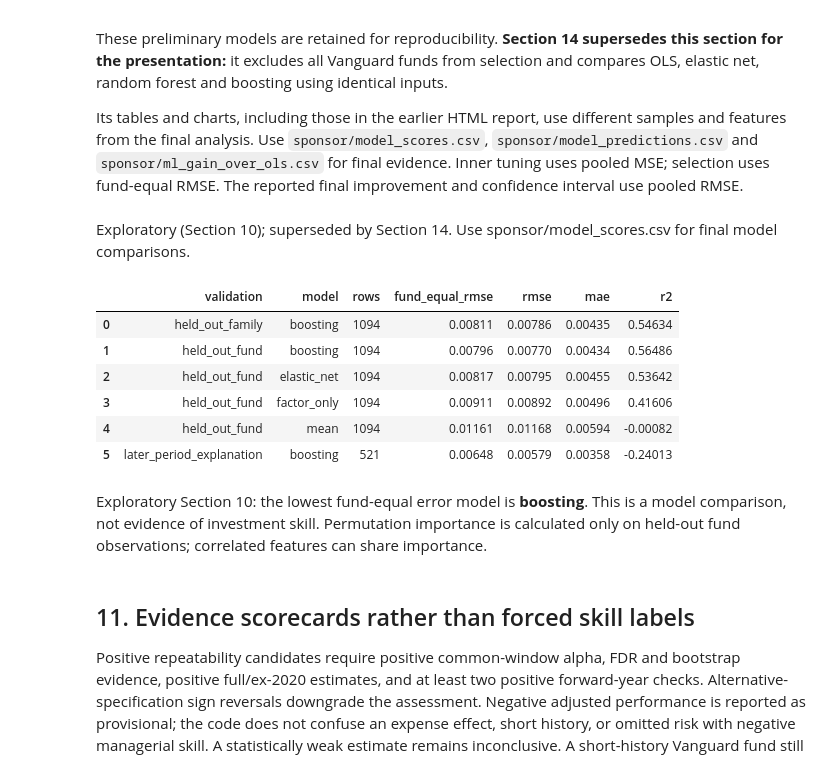
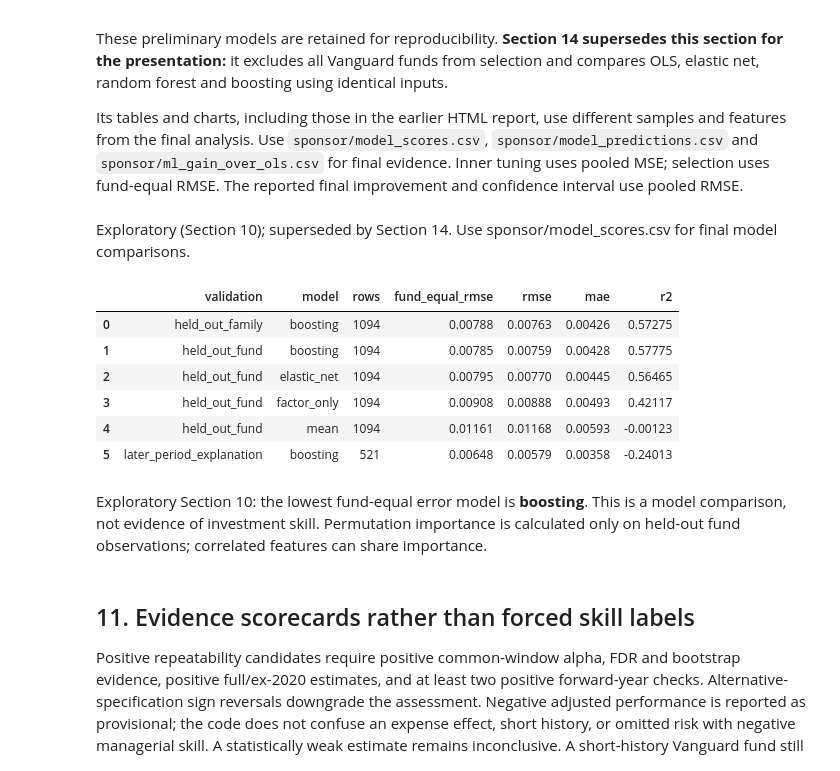
Before and after one commit to dakshg01/vanguard-cmu-capstone, a Jupyter notebook: Vanguard_Full_Analysis_With_Bloomberg_v2.ipynb, the cells around one changed output. Cells and saved outputs as stored; diff of their text form; code cells hidden in the pictures.

```diff
--- a/Vanguard_Full_Analysis_With_Bloomberg_v2.ipynb
+++ b/Vanguard_Full_Analysis_With_Bloomberg_v2.ipynb
@@ -988,6 +988,30 @@ def make_estimator(kind):
                             learning_rate=.06,early_stopping=False,random_state=CFG['seed']))])
     return Pipeline([('impute',SimpleImputer(strategy='median',add_indicator=True)),('scale',StandardScaler()),
                      ('model',ElasticNet(max_iter=20000,random_state=CFG['seed']))])
+# Archived outer test folds. Training is the complement of each whole-group holdout.
+original_cv_folds = pd.read_csv(ROOT/'analysis/original_cv_folds.csv', parse_dates=['quarter_end'])
+
+def archived_group_splits(panel, section, validation, group, n_splits):
+    keys = ['series_id', 'quarter_end']
+    saved = original_cv_folds.loc[
+        original_cv_folds.section.eq(section) & original_cv_folds.validation.eq(validation),
+        keys + ['fold'],
+    ]
+    joined = panel[keys + [group] if group not in keys else keys].merge(
+        saved, on=keys, how='outer', sort=False, indicator=True, validate='one_to_one',
+    )
+    if not joined['_merge'].eq('both').all():
+        raise ValueError(f'Archived {validation} folds do not cover exactly the current panel')
+    # Align by the panel's row order before converting assignments to positional indices.
+    fold = saved.set_index(keys).fold.reindex(pd.MultiIndex.from_frame(panel[keys]))
+    if set(fold) != set(range(n_splits)):
+        raise ValueError(f'Expected {n_splits} archived folds for {validation}')
+    if panel[group].isna().any() or fold.groupby(panel[group].to_numpy()).nunique().ne(1).any():
+        raise ValueError(f'Archived {validation} folds split a {group} group')
+    return [(np.flatnonzero(fold.ne(i)), np.flatnonzero(fold.eq(i))) for i in range(n_splits)]
+
+save_table(original_cv_folds, 'original_cv_folds', True)
+
 def fit_ml(kind,train,cols,groups):
     est=make_estimator(kind)
     grid=({'model__l2_regularization':[.1,1.0]} if kind=='boosting' else
@@ -1003,8 +1027,7 @@ def score_prediction(y,pred):
     return {'rmse':float(np.sqrt(mean_squared_error(y,pred))),'mae':float(mean_absolute_error(y,pred)),
             'r2':float(r2_score(y,pred)) if len(y)>1 else np.nan}
 if len(ml_panel)>=100 and ml_panel.series_id.nunique()>=10 and len(shock_cols)>=3:
-    folds=GroupKFold(n_splits=min(CFG['ml_folds'],ml_panel.series_id.nunique()))
-    splits=list(folds.split(ml_panel,groups=ml_panel.series_id))
+    splits=archived_group_splits(ml_panel, 10, 'held_out_fund', 'series_id', CFG['ml_folds'])
     for fold,(tr,te) in enumerate(splits):
         train=ml_panel.iloc[tr];test=ml_panel.iloc[te]
         check('whole-fund ML split',set(train.series_id).isdisjoint(test.series_id),fold)
@@ -1036,8 +1059,8 @@ if len(ml_panel)>=100 and ml_panel.series_id.nunique()>=10 and len(shock_cols)>=
     initial_scores=pd.DataFrame(pooled)
     selected=initial_scores[initial_scores.model.isin(['elastic_net','boosting'])].sort_values('fund_equal_rmse').iloc[0].model
     # Family holdout evaluates the selected specification on related-fund separation.
-    family_folds=GroupKFold(n_splits=min(5,ml_panel.manager.nunique()))
-    for fold,(tr,te) in enumerate(family_folds.split(ml_panel,groups=ml_panel.manager)):
+    family_splits=archived_group_splits(ml_panel, 10, 'held_out_family', 'manager', 5)
+    for fold,(tr,te) in enumerate(family_splits):
         train=ml_panel.iloc[tr];test=ml_panel.iloc[te]
         check('whole-family ML split',set(train.manager).isdisjoint(test.manager),fold)
         est,pars=fit_ml(selected,train,feature_cols,train.manager)
@@ -1045,38 +1068,38 @@ if len(ml_panel)>=100 and ml_panel.series_id.nunique()>=10 and len(shock_cols)>=
         z=test[['series_id','quarter_end','target']].copy();z['prediction']=pred;z['fold']=fold;z['model']=selected;z['validation']='held_out_family';ml_predictions.append(z)
     # Later-period explanatory test: macro shocks remain realized, so do not call this forecasting.
     for year in [2023,2024,2025]:
         train=ml_panel[ml_panel.quarter_end.dt.year<year];test=ml_panel[ml_panel.quarter_end.dt.year==year]
         if len(train)<80 or len(test)<20 or train.series_id.nunique()<5:continue
         check('forward calendar split',train.quarter_end.max()<test.quarter_end.min())
         est,pars=fit_ml(selected,train,feature_cols,train.series_id)
         with threadpool_limits(limits=1):pred=est.predict(test[feature_cols])
         z=test[['series_id','quarter_end','target']].copy();z['prediction']=pred;z['fold']=year;z['model']=selected;z['validation']='later_period_explanation';ml_predictions.append(z)
     oof=pd.concat(ml_predictions,ignore_index=True)
     for (validation,model),z in oof.groupby(['validation','model']):
         per_fund=z.groupby('series_id').apply(lambda a:np.mean((a.target-a.prediction)**2),include_groups=False)
         ml_scores.append(dict(validation=validation,model=model,rows=len(z),fund_equal_rmse=np.sqrt(per_fund.mean()),**score_prediction(z.target,z.prediction)))
     ml_scores=pd.DataFrame(ml_scores);save_table(ml_scores.assign(analysis_status=exploratory_ml_label),'ml_validation_scores');save_table(oof.assign(analysis_status=exploratory_ml_label),'ml_out_of_fold_predictions')
     temporal=ml_scores[ml_scores.validation.eq('later_period_explanation')]
     if len(temporal) and (temporal.r2<0).any():
         issue('ml_time_generalization','Later-period explanatory R-squared is negative: the cross-fund relationship did not reliably generalize across time. Do not promote cross-fund validation into a forecasting or persistent-skill claim.')
     ml_importance=pd.DataFrame(ml_importance);save_table(ml_importance.assign(analysis_status=exploratory_ml_label),'ml_held_out_permutation_importance')
     save_table(pd.DataFrame(ml_parameters).assign(analysis_status=exploratory_ml_label),'ml_nested_hyperparameters',True)
     save_table(pd.DataFrame(ml_coefs).assign(analysis_status=exploratory_ml_label),'elastic_net_fold_coefficients')
     final_ml,_=fit_ml(selected,ml_panel,feature_cols,ml_panel.series_id)
     note(exploratory_ml_label+'. Use sponsor/model_scores.csv for final model comparisons.')
     display(ml_scores.round(5))
     note(f'Exploratory Section 10: the lowest fund-equal error model is **{selected}**. This is a model comparison, not evidence of investment skill. Permutation importance is calculated only on held-out fund observations; correlated features can share importance.')
 else:
     ml_scores=pd.DataFrame();oof=pd.DataFrame();ml_importance=pd.DataFrame()
     issue('ml_insufficient','Too few eligible fund-quarters or macro factors; ML is skipped rather than fit to an unsupported sample.')
 # %% [output]
 Exploratory (Section 10); superseded by Section 14. Use sponsor/model_scores.csv for final model comparisons.
 |  | validation | model | rows | fund_equal_rmse | rmse | mae | r2 |
-| 0 | held_out_family | boosting | 1094 | 0.00811 | 0.00786 | 0.00435 | 0.54634 |
-| 1 | held_out_fund | boosting | 1094 | 0.00796 | 0.00770 | 0.00434 | 0.56486 |
-| 2 | held_out_fund | elastic_net | 1094 | 0.00817 | 0.00795 | 0.00455 | 0.53642 |
-| 3 | held_out_fund | factor_only | 1094 | 0.00911 | 0.00892 | 0.00496 | 0.41606 |
-| 4 | held_out_fund | mean | 1094 | 0.01161 | 0.01168 | 0.00594 | -0.00082 |
+| 0 | held_out_family | boosting | 1094 | 0.00788 | 0.00763 | 0.00426 | 0.57275 |
+| 1 | held_out_fund | boosting | 1094 | 0.00785 | 0.00759 | 0.00428 | 0.57775 |
+| 2 | held_out_fund | elastic_net | 1094 | 0.00795 | 0.00770 | 0.00445 | 0.56465 |
+| 3 | held_out_fund | factor_only | 1094 | 0.00908 | 0.00888 | 0.00493 | 0.42117 |
+| 4 | held_out_fund | mean | 1094 | 0.01161 | 0.01168 | 0.00593 | -0.00123 |
 | 5 | later_period_explanation | boosting | 521 | 0.00648 | 0.00579 | 0.00358 | -0.24013 |
 Exploratory Section 10: the lowest fund-equal error model is **boosting**. This is a model comparison, not evidence of investment skill. Permutation importance is calculated only on held-out fund observations; correlated features can share importance.
 # %% [markdown]
```
Also changed, not shown: parts of 8 cells of this notebook, 2 other files.
